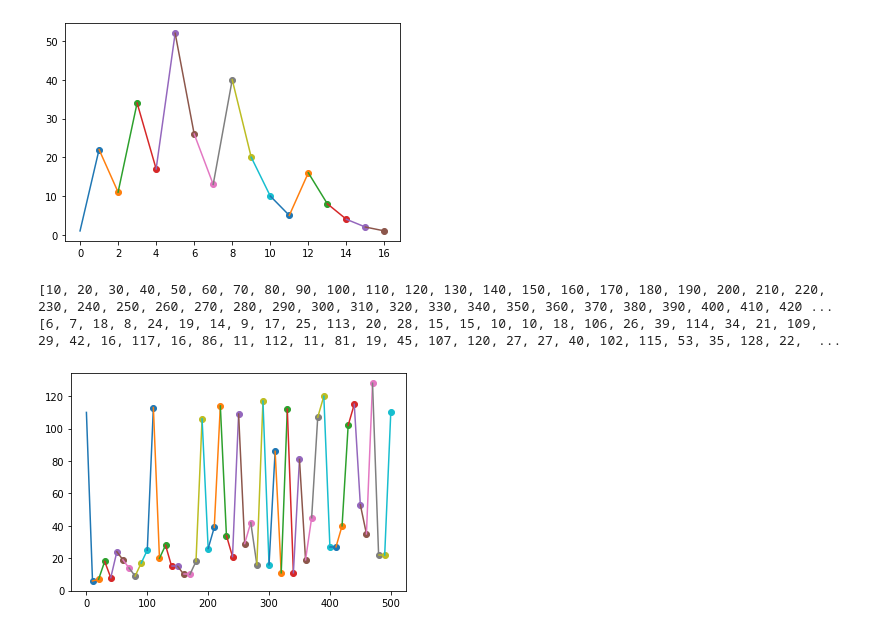
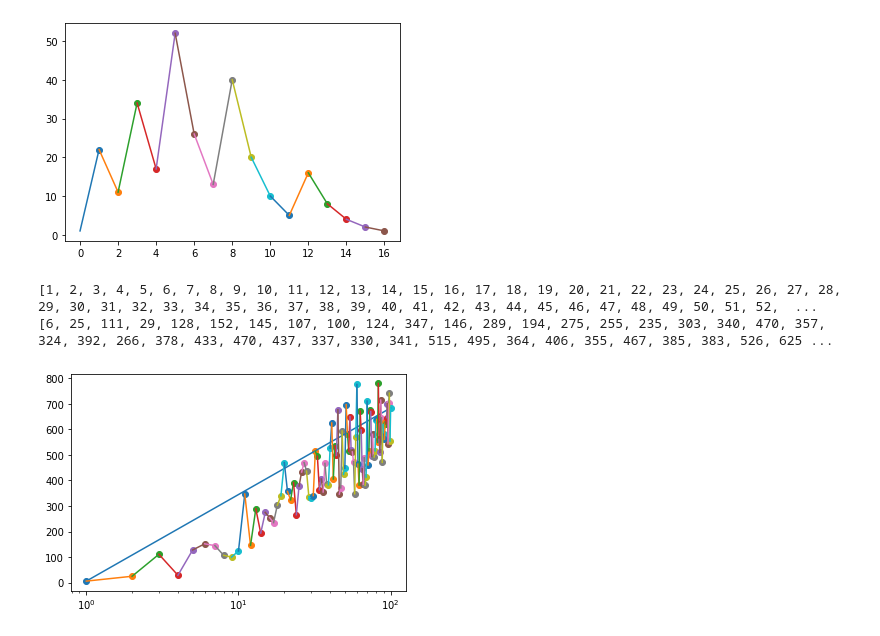
Before and after one commit to FabianAndersson17/python-programmering-Fabian-Adnersson, a Jupyter notebook: Explorations/3x+1.ipynb, the cells around one changed output. Cells and saved outputs as stored; diff of their text form; code cells hidden in the pictures.

Commit message:
Plotting out test for a a 100 loops of the program logarithmically

```diff
--- a/Explorations/3x+1.ipynb
+++ b/Explorations/3x+1.ipynb
@@ -76,42 +76,45 @@ plt.show()
 # %%
 import matplotlib.pyplot as plt
 
 startNumber = 10
 startList = []
 number = startNumber
 iterationsList = []
 iterations = 0
-loopNumber = 50
+numberofRuns = 0
+runList = []
+loopNumber = 100
 listIndex = 0
 
 for _ in range(loopNumber):
     iterations = 0
     number = startNumber
     while True:
         if number % 2 == 0:
             number = number/2
         elif number % 2 == 1:
             number = (number*3)+1
 
         iterations += 1
         if number == 1:
             break
-
+    numberofRuns += 1
+    runList.append(numberofRuns)
     iterationsList.append(iterations)
     startList.append(startNumber)
-    startNumber+=10
+    startNumber*=10
 
-print(startList)
+print(runList)
 print(iterationsList)
 
-startNumber = 10
-for _ in startList:
-    plt.scatter(startList[listIndex], iterationsList[listIndex])
-    plt.plot([startNumber-10, startNumber], [iterationsList[listIndex-1], iterationsList[listIndex]])
-    listIndex += 1
-    startNumber += 10
+x = [10**i for i in range(loopNumber)]
+#plt.scatter(runList[listIndex], iterationsList[listIndex])
+plt.plot(x, [iterationsList, "o--"])
+listIndex += 1
+
+plt.xscale("log")
 plt.show()
 # %% [output]
-[10, 20, 30, 40, 50, 60, 70, 80, 90, 100, 110, 120, 130, 140, 150, 160, 170, 180, 190, 200, 210, 220, 230, 240, 250, 260, 270, 280, 290, 300, 310, 320, 330, 340, 350, 360, 370, 380, 390, 400, 410, 420 ...
-[6, 7, 18, 8, 24, 19, 14, 9, 17, 25, 113, 20, 28, 15, 15, 10, 10, 18, 106, 26, 39, 114, 34, 21, 109, 29, 42, 16, 117, 16, 86, 11, 112, 11, 81, 19, 45, 107, 120, 27, 27, 40, 102, 115, 53, 35, 128, 22,  ...
+[1, 2, 3, 4, 5, 6, 7, 8, 9, 10, 11, 12, 13, 14, 15, 16, 17, 18, 19, 20, 21, 22, 23, 24, 25, 26, 27, 28, 29, 30, 31, 32, 33, 34, 35, 36, 37, 38, 39, 40, 41, 42, 43, 44, 45, 46, 47, 48, 49, 50, 51, 52,  ...
+[6, 25, 111, 29, 128, 152, 145, 107, 100, 124, 347, 146, 289, 194, 275, 255, 235, 303, 340, 470, 357, 324, 392, 266, 378, 433, 470, 437, 337, 330, 341, 515, 495, 364, 406, 355, 467, 385, 383, 526, 625 ...
-[figure, old version]
+[figure, new version]
```
